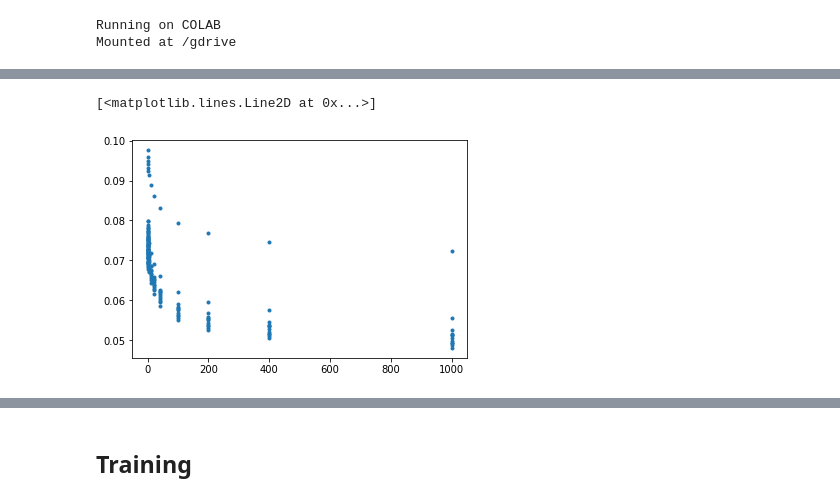
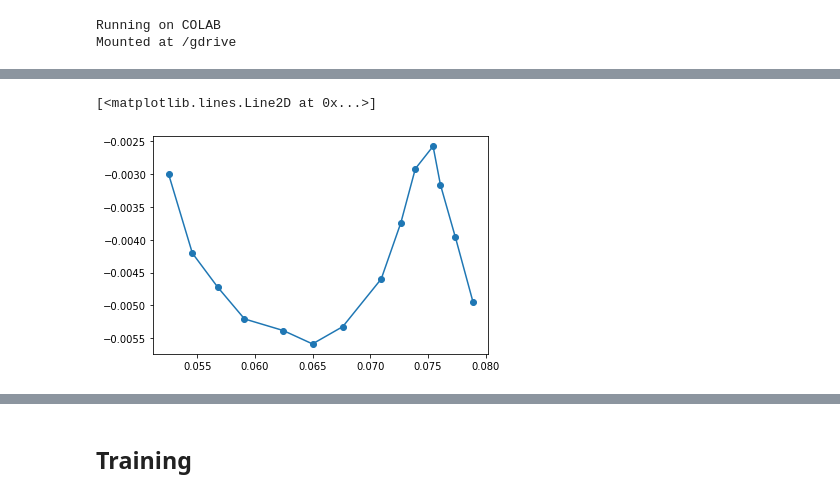
Before and after one commit to emanbuc/ML-GAN, a Jupyter notebook: Signal_generation_EIS_GAN_DIM14.ipynb, the cells around one changed output, grey strips where cells are left out. Saved outputs shown, nothing was run; the diff lists cells and outputs as text; code cells hidden in the pictures.

```diff
--- a/Signal_generation_EIS_GAN_DIM14.ipynb
+++ b/Signal_generation_EIS_GAN_DIM14.ipynb
@@ -285,10 +285,10 @@ soc_10_training
 # %%
 total_EIS_num = len(soc_10_training)
 n_frequency =len(frequency_list)
-train_data_length = total_EIS_num * n_frequency  #14*11
+train_data_length = 100
 
 # initialize train_data, a tensor with dimensions of <train_data_length> rows and 3 columns, all containing zeros.
-train_data = torch.zeros((train_data_length,3))
+train_data = torch.zeros((train_data_length,n_frequency*2))
 # %%
 from operator import mod
 from torch import functional
@@ -298,11 +298,7 @@ import numpy as np
 
 
 for i  in range(0,train_data_length):
-  f_index = i % 14
-  row_index = i // 14
-  # print("Row index "+str(row_index)+"f_"+str(f_index))
-  # the first column of train_data store the frequency values
-  train_data[i, 0] = frequency_list[f_index]
+  row_index= i % total_EIS_num
+  print("Row index: "+str(row_index))
   # the second column of the tensor  ReZ(f) , tird column Img Z(f)
-  train_data[i, 1] = functional.Tensor(np.real(soc_10_training))[row_index,f_index]
-  train_data[i, 2] = functional.Tensor(np.imag(soc_10_training))[row_index,f_index]
+  train_data[i] = torch.cat((functional.Tensor(np.real(soc_10_training))[row_index],functional.Tensor(np.imag(soc_10_training))[row_index]))
@@ -339,5 +363,5 @@ train_set
 # %%
-plt.plot(train_data[:, 0], train_data[:, 1], ".")
+plt.plot(train_data[1,0:14], train_data[1,14:28], "o-")
 # %% [output]
 [<matplotlib.lines.Line2D at 0x...>]
-[figure, old version]
+[figure, new version]
```
Also changed, not shown: parts of 17 cells of this notebook.
